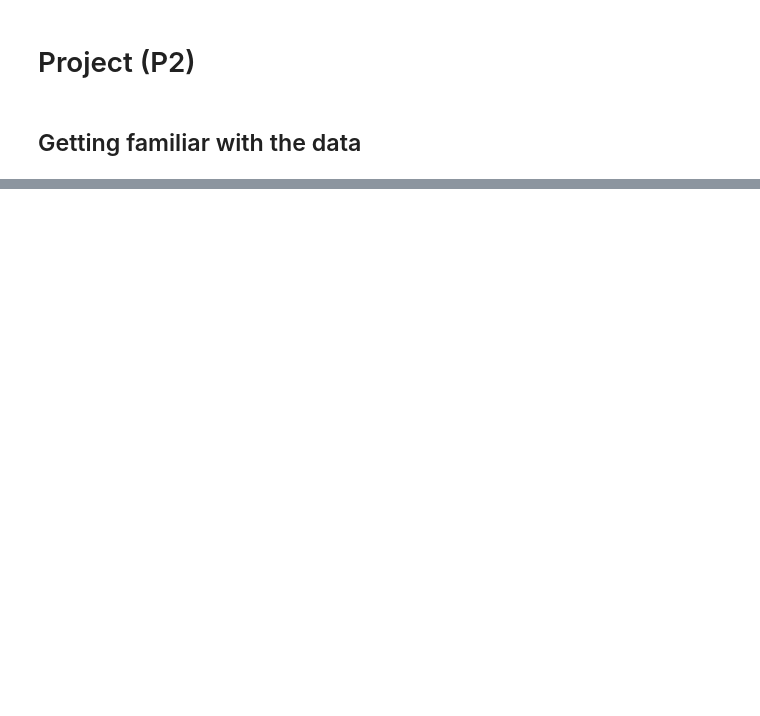
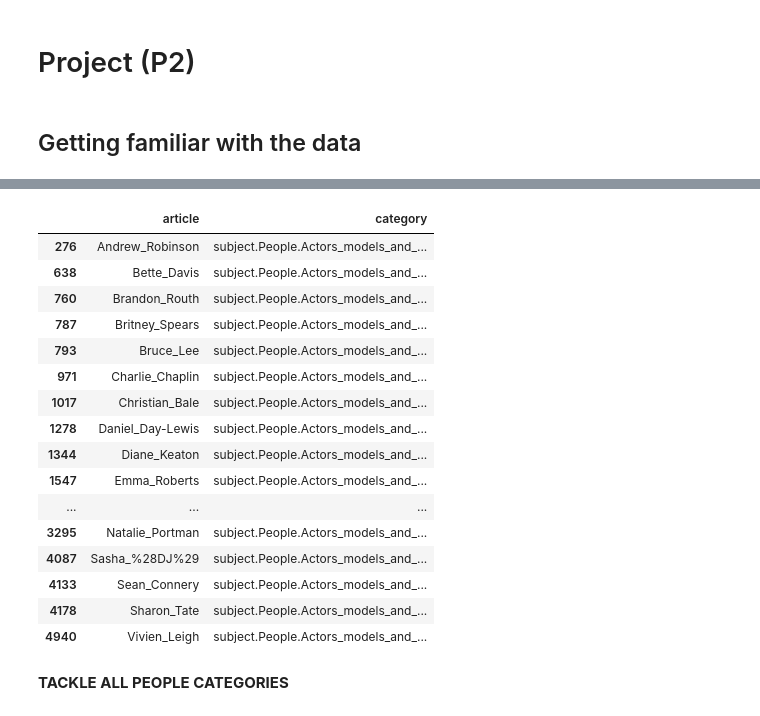
Before and after one commit to epfl-ada/ada-2022-project-metadata, a Jupyter notebook: vala.ipynb, the cells around one changed output, grey strips where cells are left out. Drawn from its saved outputs; the diff is of its cells as text; code cells hidden in the pictures; blank space fills up the shorter version.

```diff
--- a/vala.ipynb
+++ b/vala.ipynb
@@ -25,0 +133,4 @@ paths_unfinished = pd.read_csv(PATHS_UNFINISHED, sep='\t', names=["hashedIpAddre
+# %%
+# Let's first take a look at the category subject.People.Actors_models_and_celebrities
+wikispeedia_actors = categories[categories["category"] == "subject.People.Actors_models_and_celebrities"]
+wikispeedia_actors.head()
@@ -25,0 +174,22 @@ paths_unfinished = pd.read_csv(PATHS_UNFINISHED, sep='\t', names=["hashedIpAddre
+# %%
+wikispeedia_actors
+# %% [output]
+|  | article | category |
+| 276 | Andrew_Robinson | subject.People.Actors_models_and_... |
+| 638 | Bette_Davis | subject.People.Actors_models_and_... |
+| 760 | Brandon_Routh | subject.People.Actors_models_and_... |
+| 787 | Britney_Spears | subject.People.Actors_models_and_... |
+| 793 | Bruce_Lee | subject.People.Actors_models_and_... |
+| 971 | Charlie_Chaplin | subject.People.Actors_models_and_... |
+| 1017 | Christian_Bale | subject.People.Actors_models_and_... |
+| 1278 | Daniel_Day-Lewis | subject.People.Actors_models_and_... |
+| 1344 | Diane_Keaton | subject.People.Actors_models_and_... |
+| 1547 | Emma_Roberts | subject.People.Actors_models_and_... |
+| ... | ... | ... |
+| 3295 | Natalie_Portman | subject.People.Actors_models_and_... |
+| 4087 | Sasha_%28DJ%29 | subject.People.Actors_models_and_... |
+| 4133 | Sean_Connery | subject.People.Actors_models_and_... |
+| 4178 | Sharon_Tate | subject.People.Actors_models_and_... |
+| 4940 | Vivien_Leigh | subject.People.Actors_models_and_... |
+# %% [markdown]
+**TACKLE ALL PEOPLE CATEGORIES**
```
Also changed, not shown: parts of 25 cells of this notebook.
